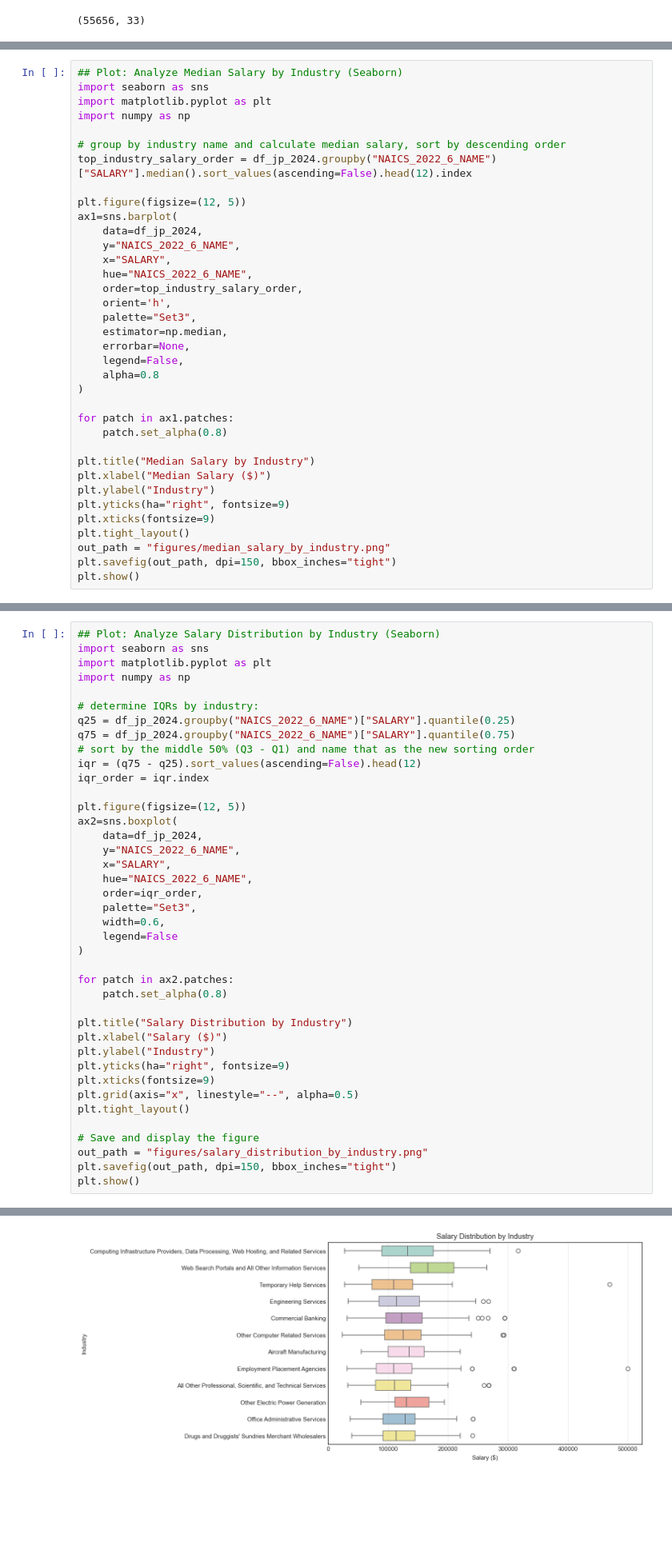
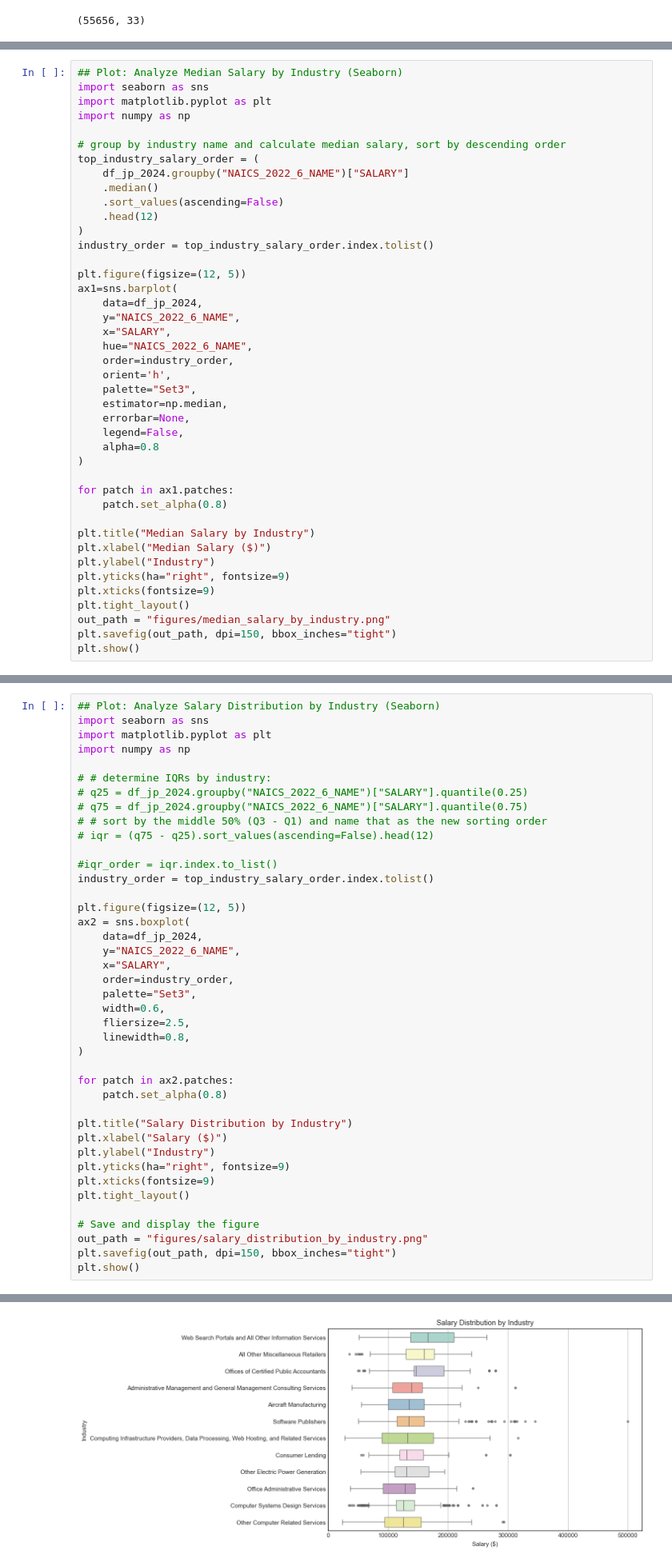
Before and after one commit to leoliu36/ad688-employability-sp25A1-group7, a Jupyter notebook: data_analysis.ipynb, the cells around one changed output, grey strips where cells are left out. Shown at 80% size. Saved outputs shown, nothing was run; the diff lists cells and outputs as text; blank space fills up the shorter version.

```diff
--- a/data_analysis.ipynb
+++ b/data_analysis.ipynb
@@ -336,7 +343,13 @@ import matplotlib.pyplot as plt
 import numpy as np
 
 # group by industry name and calculate median salary, sort by descending order
-top_industry_salary_order = df_jp_2024.groupby("NAICS_2022_6_NAME")["SALARY"].median().sort_values(ascending=False).head(12).index
+top_industry_salary_order = (
+    df_jp_2024.groupby("NAICS_2022_6_NAME")["SALARY"]
+    .median()
+    .sort_values(ascending=False)
+    .head(12)
+)
+industry_order = top_industry_salary_order.index.tolist()
 
 plt.figure(figsize=(12, 5))
 ax1=sns.barplot(
@@ -344,7 +357,7 @@ ax1=sns.barplot(
     y="NAICS_2022_6_NAME",
     x="SALARY",
     hue="NAICS_2022_6_NAME",
-    order=top_industry_salary_order,
+    order=industry_order,
     orient='h',
     palette="Set3",
     estimator=np.median,
@@ -373,23 +386,25 @@ import seaborn as sns
 import matplotlib.pyplot as plt
 import numpy as np
 
-# determine IQRs by industry:
-q25 = df_jp_2024.groupby("NAICS_2022_6_NAME")["SALARY"].quantile(0.25)
-q75 = df_jp_2024.groupby("NAICS_2022_6_NAME")["SALARY"].quantile(0.75)
-# sort by the middle 50% (Q3 - Q1) and name that as the new sorting order
-iqr = (q75 - q25).sort_values(ascending=False).head(12)
-iqr_order = iqr.index
+# # determine IQRs by industry:
+# q25 = df_jp_2024.groupby("NAICS_2022_6_NAME")["SALARY"].quantile(0.25)
+# q75 = df_jp_2024.groupby("NAICS_2022_6_NAME")["SALARY"].quantile(0.75)
+# # sort by the middle 50% (Q3 - Q1) and name that as the new sorting order
+# iqr = (q75 - q25).sort_values(ascending=False).head(12)
+
+#iqr_order = iqr.index.to_list()
+industry_order = top_industry_salary_order.index.tolist()
 
 plt.figure(figsize=(12, 5))
-ax2=sns.boxplot(
+ax2 = sns.boxplot(
     data=df_jp_2024,
     y="NAICS_2022_6_NAME",
     x="SALARY",
-    hue="NAICS_2022_6_NAME",
-    order=iqr_order,
+    order=industry_order,
     palette="Set3",
     width=0.6,
-    legend=False
+    fliersize=2.5,
+    linewidth=0.8,
 )
 
 for patch in ax2.patches:
@@ -400,7 +415,6 @@ plt.xlabel("Salary ($)")
 plt.ylabel("Industry")
 plt.yticks(ha="right", fontsize=9)
 plt.xticks(fontsize=9)
-plt.grid(axis="x", linestyle="--", alpha=0.5)
 plt.tight_layout()
 
 # Save and display the figure
@@ -411,4 +426,4 @@ plt.show()
-[figure, old version]
+[figure, new version]
 # %% [markdown]
 #### 5.1.4 AI vs. Non-AI Job Salary Comparison
 # %%
```
Also changed, not shown: parts of 5 cells of this notebook, 6 other files.
